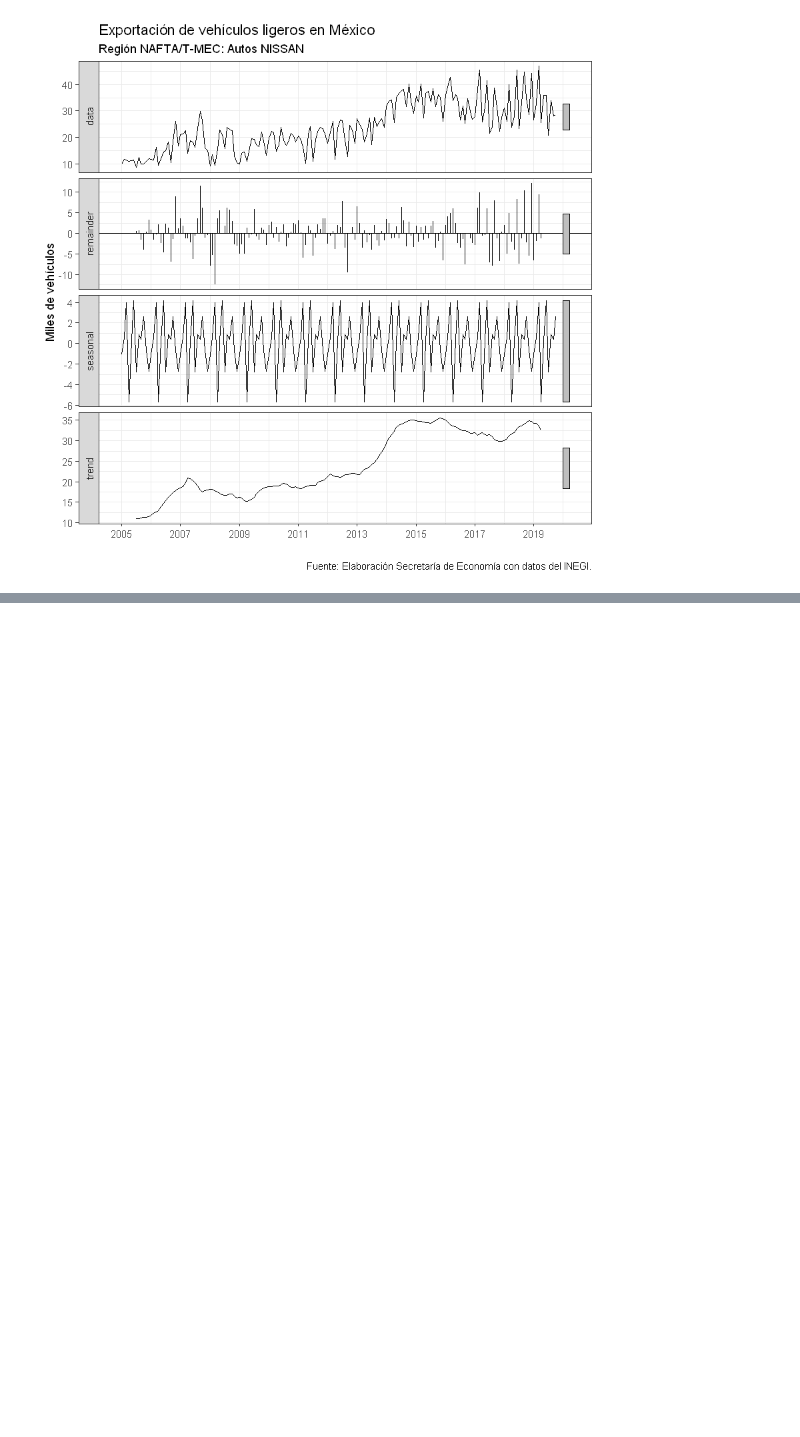
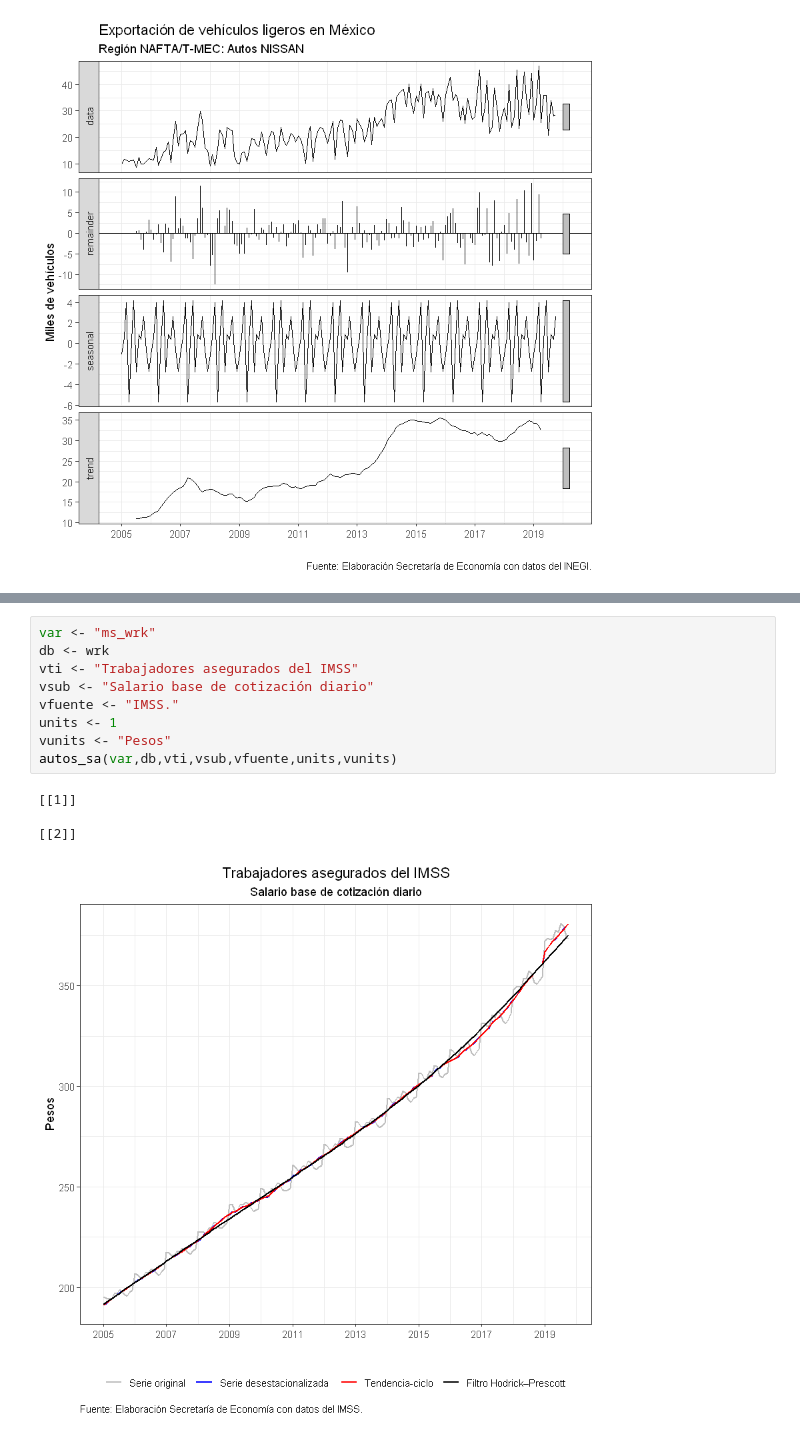
Before and after one commit to PedroJMA/dossier, a Jupyter notebook: jupyter/vehlig_sa.ipynb, the cells around one changed output, grey strips where cells are left out. Drawn from its saved outputs; the diff is of its cells as text; blank space fills up the shorter version.

```diff
--- a/jupyter/vehlig_sa.ipynb
+++ b/jupyter/vehlig_sa.ipynb
@@ -620,0 +653,14 @@ autos_sa(var,db,vti,vsub,vfuente,units,vunits)
+# %%
+var <- "ms_wrk"
+db <- wrk
+vti <- "Trabajadores asegurados del IMSS"
+vsub <- "Salario base de cotización diario"
+vfuente <- "IMSS."
+units <- 1
+vunits <- "Pesos"
+autos_sa(var,db,vti,vsub,vfuente,units,vunits)
+# %% [output]
+[[1]]
+
+[[2]]
+[figure, added]
```
Also changed, not shown: parts of 11 cells of this notebook.
